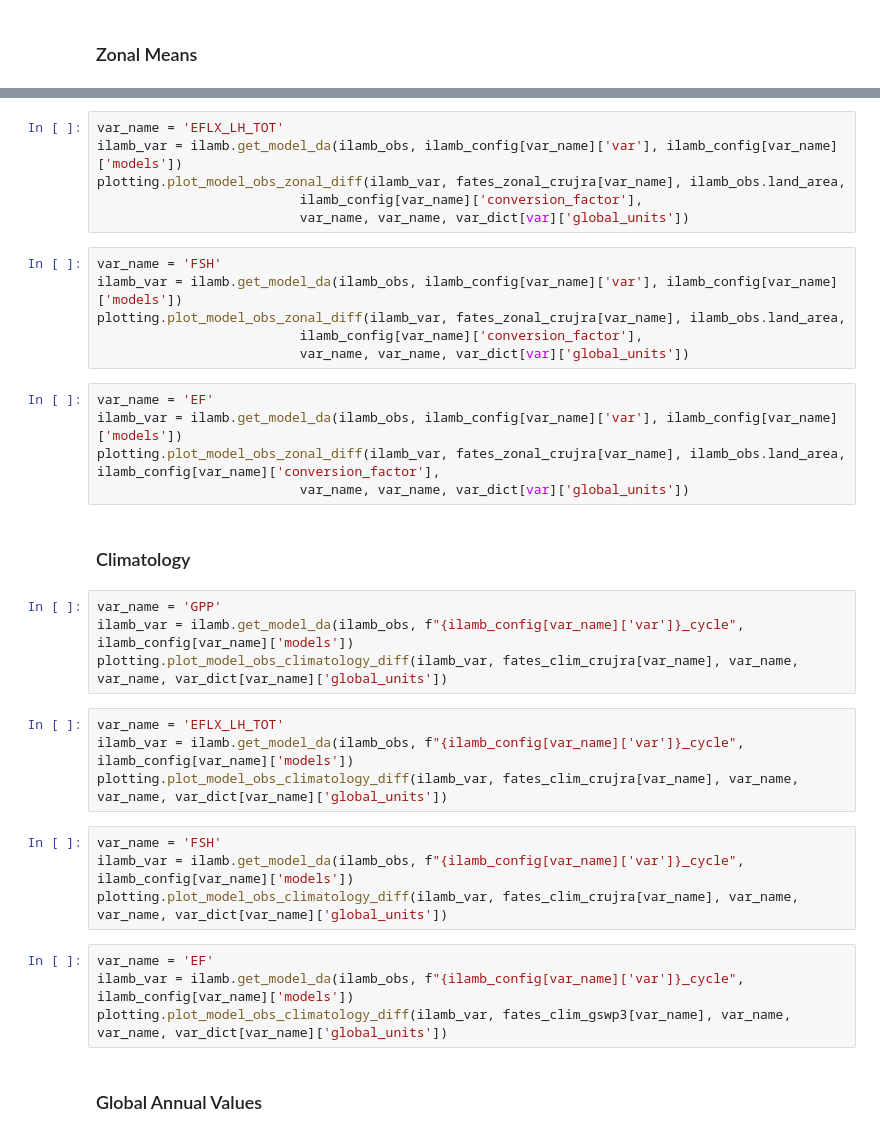
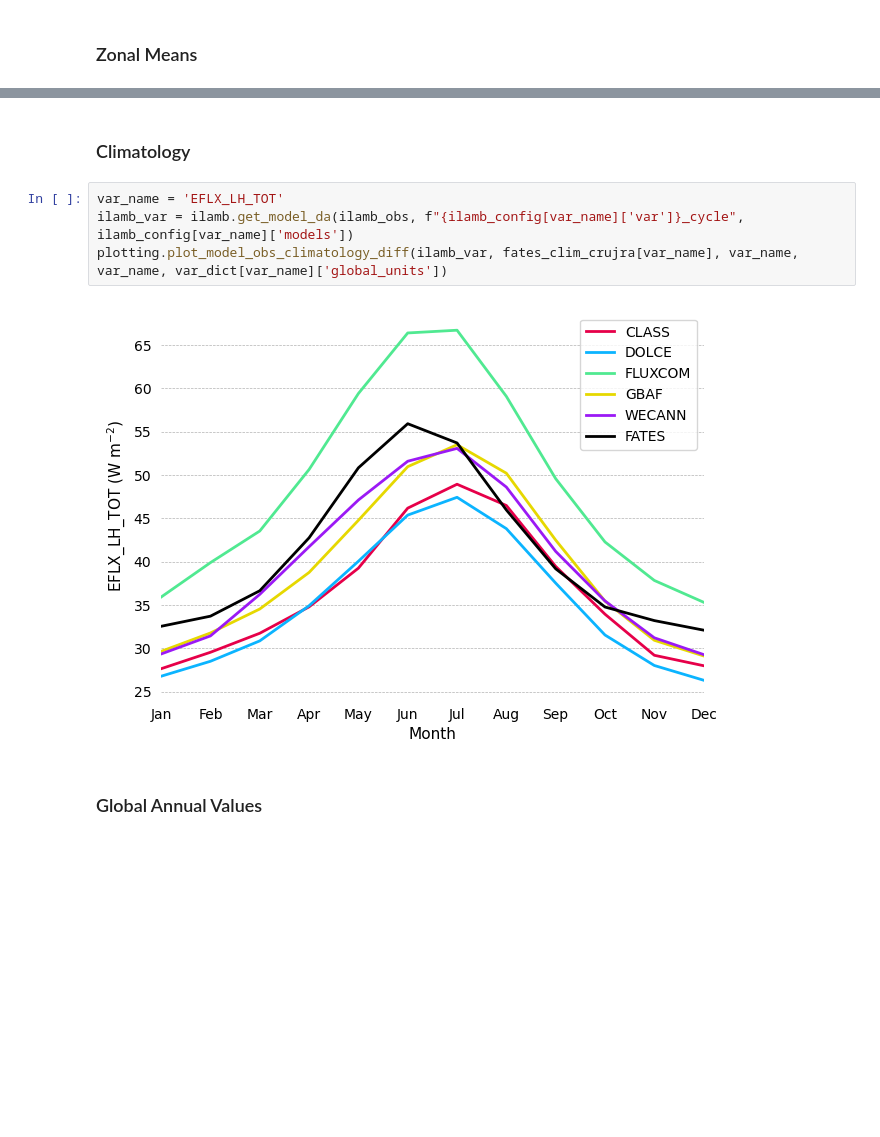
Before and after one commit to adrifoster/fates_calibration_library, a Jupyter notebook: notebooks/AnalyzeDefaultSimulations.ipynb, the cells around one changed output, grey strips where cells are left out. Saved outputs shown, nothing was run; the diff lists cells and outputs as text; blank space fills up the shorter version.

```diff
--- a/notebooks/AnalyzeDefaultSimulations.ipynb
+++ b/notebooks/AnalyzeDefaultSimulations.ipynb
@@ -415,38 +400,11 @@ plotting.plot_model_obs_zonal_diff(ilamb_var, fates_zonal_crujra[var_name], ilam
-# %%
-var_name = 'EFLX_LH_TOT'
-ilamb_var = ilamb.get_model_da(ilamb_obs, ilamb_config[var_name]['var'], ilamb_config[var_name]['models'])
-plotting.plot_model_obs_zonal_diff(ilamb_var, fates_zonal_crujra[var_name], ilamb_obs.land_area,
-                          ilamb_config[var_name]['conversion_factor'],
-                          var_name, var_name, var_dict[var]['global_units'])
-# %%
-var_name = 'FSH'
-ilamb_var = ilamb.get_model_da(ilamb_obs, ilamb_config[var_name]['var'], ilamb_config[var_name]['models'])
-plotting.plot_model_obs_zonal_diff(ilamb_var, fates_zonal_crujra[var_name], ilamb_obs.land_area,
-                          ilamb_config[var_name]['conversion_factor'],
-                          var_name, var_name, var_dict[var]['global_units'])
-# %%
-var_name = 'EF'
-ilamb_var = ilamb.get_model_da(ilamb_obs, ilamb_config[var_name]['var'], ilamb_config[var_name]['models'])
-plotting.plot_model_obs_zonal_diff(ilamb_var, fates_zonal_crujra[var_name], ilamb_obs.land_area, ilamb_config[var_name]['conversion_factor'],
-                          var_name, var_name, var_dict[var]['global_units'])
 # %% [markdown]
 ### Climatology
 # %%
-var_name = 'GPP'
+var_name = 'EFLX_LH_TOT'
 ilamb_var = ilamb.get_model_da(ilamb_obs, f"{ilamb_config[var_name]['var']}_cycle", ilamb_config[var_name]['models'])
 plotting.plot_model_obs_climatology_diff(ilamb_var, fates_clim_crujra[var_name], var_name, var_name, var_dict[var_name]['global_units'])
+# %% [output]
+[figure, added]
-# %%
-var_name = 'EFLX_LH_TOT'
-ilamb_var = ilamb.get_model_da(ilamb_obs, f"{ilamb_config[var_name]['var']}_cycle", ilamb_config[var_name]['models'])
-plotting.plot_model_obs_climatology_diff(ilamb_var, fates_clim_crujra[var_name], var_name, var_name, var_dict[var_name]['global_units'])
-# %%
-var_name = 'FSH'
-ilamb_var = ilamb.get_model_da(ilamb_obs, f"{ilamb_config[var_name]['var']}_cycle", ilamb_config[var_name]['models'])
-plotting.plot_model_obs_climatology_diff(ilamb_var, fates_clim_crujra[var_name], var_name, var_name, var_dict[var_name]['global_units'])
-# %%
-var_name = 'EF'
-ilamb_var = ilamb.get_model_da(ilamb_obs, f"{ilamb_config[var_name]['var']}_cycle", ilamb_config[var_name]['models'])
-plotting.plot_model_obs_climatology_diff(ilamb_var, fates_clim_gswp3[var_name], var_name, var_name, var_dict[var_name]['global_units'])
 # %% [markdown]
 ### Global Annual Values
 # %%
```
Also changed, not shown: parts of 38 cells of this notebook, 15 other files.
